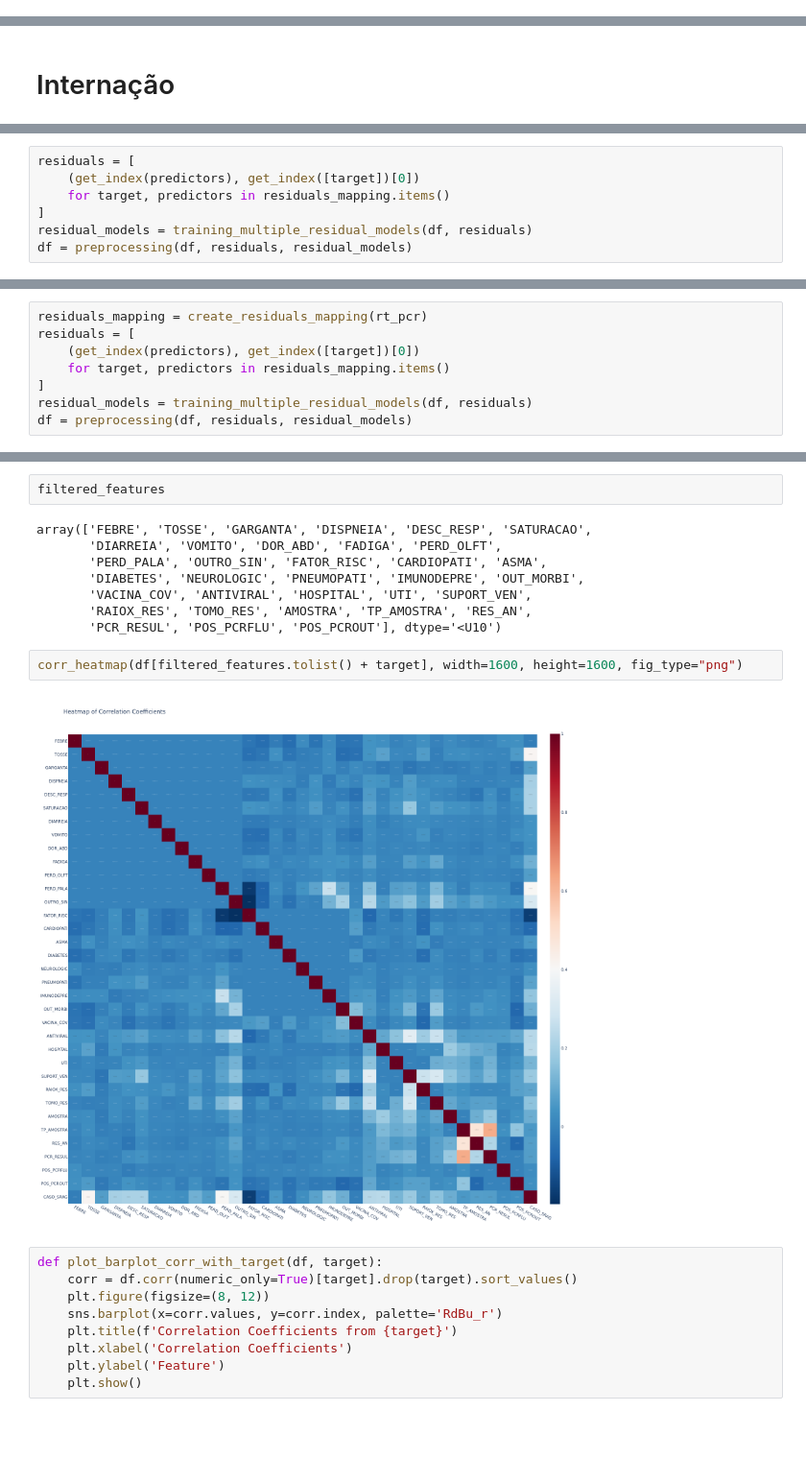
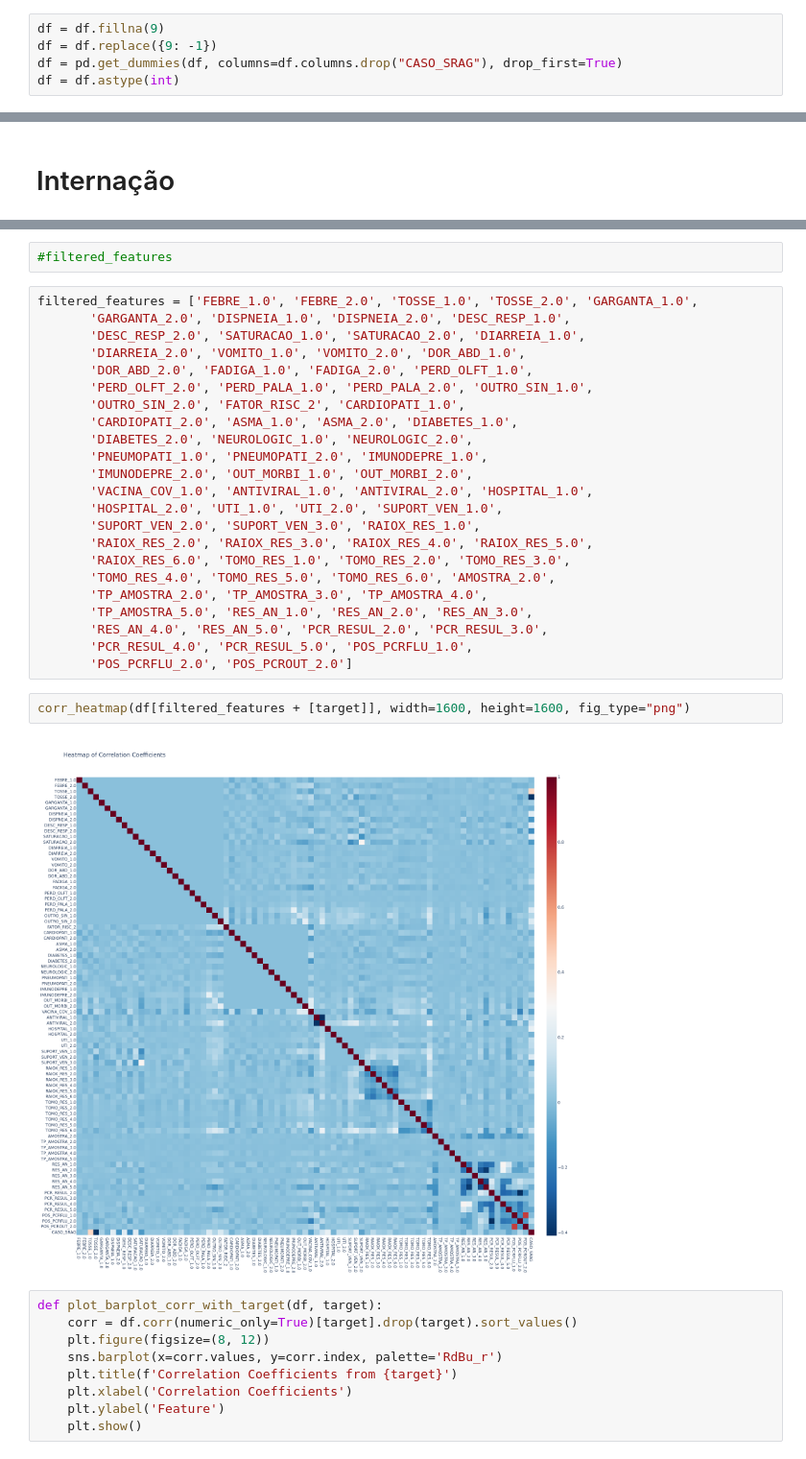
Before and after one commit to HeyLucasLeao/ols-regression-challenge, a Jupyter notebook: srag/eda.ipynb, the cells around one changed output, grey strips where cells are left out. Shown at 96% size. Cells and saved outputs as stored; diff of their text form; blank space fills up the shorter version.

```diff
--- a/srag/eda.ipynb
+++ b/srag/eda.ipynb
@@ -284,3 +261,8 @@ corr_heatmap(df.corr(numeric_only=True)[sinais_sintomas], fig_type="png")
+# %%
+df = df.fillna(9)
+df = df.replace({9: -1})
+df = pd.get_dummies(df, columns=df.columns.drop("CASO_SRAG"), drop_first=True)
+df = df.astype(int)
 # %% [markdown]
 ## Partialling-Out / Residualization (FWL Theorem)
 # %%
@@ -493,7 +533,0 @@ residuals_mapping = {
-# %%
-residuals = [
-    (get_index(predictors), get_index([target])[0])
-    for target, predictors in residuals_mapping.items()
-]
-residual_models = training_multiple_residual_models(df, residuals)
-df = preprocessing(df, residuals, residual_models)
@@ -506,8 +535,0 @@ corr_heatmap(df.corr(numeric_only=True)[exames], fig_type="png")
-# %%
-residuals_mapping = create_residuals_mapping(rt_pcr)
-residuals = [
-    (get_index(predictors), get_index([target])[0])
-    for target, predictors in residuals_mapping.items()
-]
-residual_models = training_multiple_residual_models(df, residuals)
-df = preprocessing(df, residuals, residual_models)
@@ -609,17 +580,32 @@ filtered_features = np.asarray(columns)[mask_features]
-# %%
-filtered_features
-# %% [output]
-array(['FEBRE', 'TOSSE', 'GARGANTA', 'DISPNEIA', 'DESC_RESP', 'SATURACAO',
-       'DIARREIA', 'VOMITO', 'DOR_ABD', 'FADIGA', 'PERD_OLFT',
-       'PERD_PALA', 'OUTRO_SIN', 'FATOR_RISC', 'CARDIOPATI', 'ASMA',
-       'DIABETES', 'NEUROLOGIC', 'PNEUMOPATI', 'IMUNODEPRE', 'OUT_MORBI',
-       'VACINA_COV', 'ANTIVIRAL', 'HOSPITAL', 'UTI', 'SUPORT_VEN',
-       'RAIOX_RES', 'TOMO_RES', 'AMOSTRA', 'TP_AMOSTRA', 'RES_AN',
-       'PCR_RESUL', 'POS_PCRFLU', 'POS_PCROUT'], dtype='<U10')
+# %%
+#filtered_features
+# %%
+filtered_features = ['FEBRE_1.0', 'FEBRE_2.0', 'TOSSE_1.0', 'TOSSE_2.0', 'GARGANTA_1.0',
+       'GARGANTA_2.0', 'DISPNEIA_1.0', 'DISPNEIA_2.0', 'DESC_RESP_1.0',
+       'DESC_RESP_2.0', 'SATURACAO_1.0', 'SATURACAO_2.0', 'DIARREIA_1.0',
+       'DIARREIA_2.0', 'VOMITO_1.0', 'VOMITO_2.0', 'DOR_ABD_1.0',
+       'DOR_ABD_2.0', 'FADIGA_1.0', 'FADIGA_2.0', 'PERD_OLFT_1.0',
+       'PERD_OLFT_2.0', 'PERD_PALA_1.0', 'PERD_PALA_2.0', 'OUTRO_SIN_1.0',
+       'OUTRO_SIN_2.0', 'FATOR_RISC_2', 'CARDIOPATI_1.0',
+       'CARDIOPATI_2.0', 'ASMA_1.0', 'ASMA_2.0', 'DIABETES_1.0',
+       'DIABETES_2.0', 'NEUROLOGIC_1.0', 'NEUROLOGIC_2.0',
+       'PNEUMOPATI_1.0', 'PNEUMOPATI_2.0', 'IMUNODEPRE_1.0',
+       'IMUNODEPRE_2.0', 'OUT_MORBI_1.0', 'OUT_MORBI_2.0',
+       'VACINA_COV_1.0', 'ANTIVIRAL_1.0', 'ANTIVIRAL_2.0', 'HOSPITAL_1.0',
+       'HOSPITAL_2.0', 'UTI_1.0', 'UTI_2.0', 'SUPORT_VEN_1.0',
+       'SUPORT_VEN_2.0', 'SUPORT_VEN_3.0', 'RAIOX_RES_1.0',
+       'RAIOX_RES_2.0', 'RAIOX_RES_3.0', 'RAIOX_RES_4.0', 'RAIOX_RES_5.0',
+       'RAIOX_RES_6.0', 'TOMO_RES_1.0', 'TOMO_RES_2.0', 'TOMO_RES_3.0',
+       'TOMO_RES_4.0', 'TOMO_RES_5.0', 'TOMO_RES_6.0', 'AMOSTRA_2.0',
+       'TP_AMOSTRA_2.0', 'TP_AMOSTRA_3.0', 'TP_AMOSTRA_4.0',
+       'TP_AMOSTRA_5.0', 'RES_AN_1.0', 'RES_AN_2.0', 'RES_AN_3.0',
+       'RES_AN_4.0', 'RES_AN_5.0', 'PCR_RESUL_2.0', 'PCR_RESUL_3.0',
+       'PCR_RESUL_4.0', 'PCR_RESUL_5.0', 'POS_PCRFLU_1.0',
+       'POS_PCRFLU_2.0', 'POS_PCROUT_2.0']
 # %%
-corr_heatmap(df[filtered_features.tolist() + target], width=1600, height=1600, fig_type="png")
+corr_heatmap(df[filtered_features + [target]], width=1600, height=1600, fig_type="png")
 # %% [output]
-[figure, old version]
+[figure, new version]
 # %%
 def plot_barplot_corr_with_target(df, target):
     corr = df.corr(numeric_only=True)[target].drop(target).sort_values()
```
Also changed, not shown: parts of 42 cells of this notebook.
